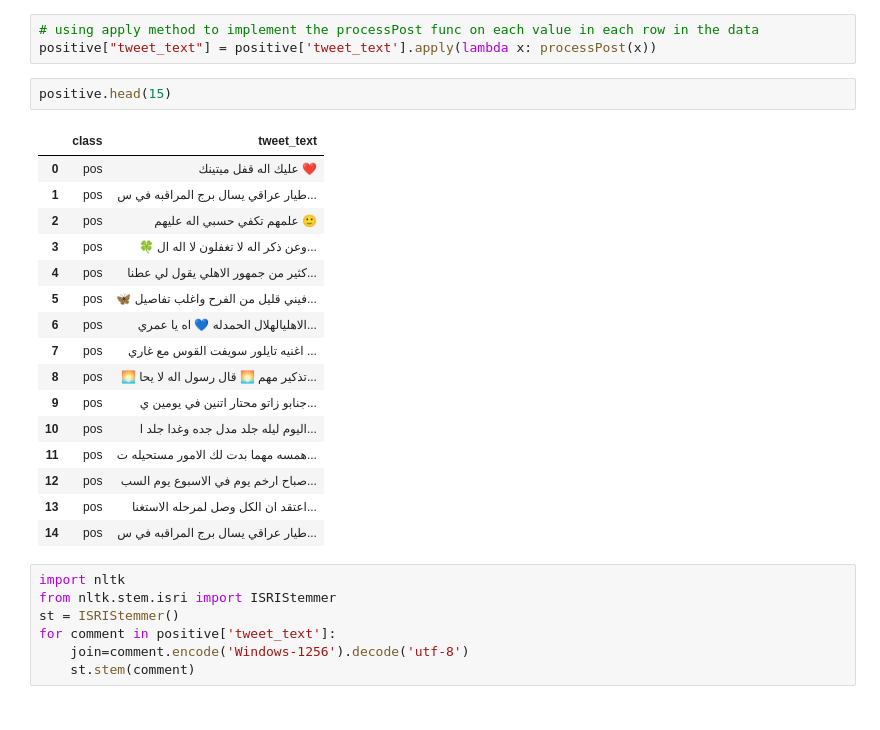
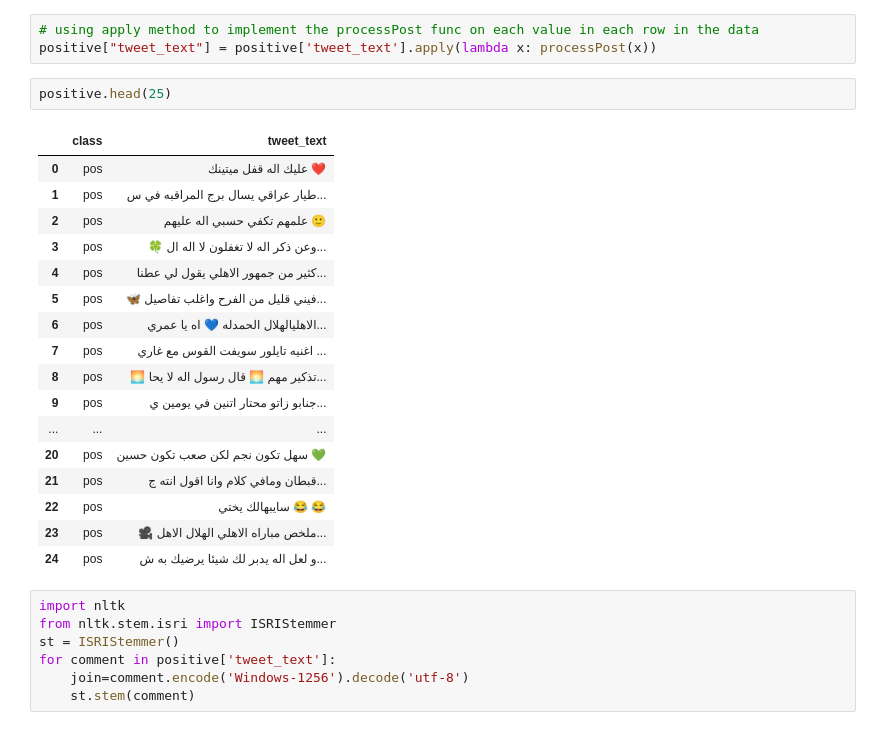
Before and after one commit to marwahfaraj/Arabic-twittes-sentiment-analysis, a Jupyter notebook: capstone2.ipynb, the cells around one changed output. Saved outputs shown, nothing was run; the diff lists cells and outputs as text.

```diff
--- a/capstone2.ipynb
+++ b/capstone2.ipynb
@@ -190,24 +190,25 @@ def processPost(tweet):
 # using apply method to implement the processPost func on each value in each row in the data
 positive["tweet_text"] = positive['tweet_text'].apply(lambda x: processPost(x))
 # %%
-positive.head(15)
+positive.head(25)
 # %% [output]
 |  | class | tweet_text |
 | 0 | pos | عليك اله قفل ميتينك ❤ |
 | 1 | pos | طيار عراقي يسال برج المراقبه في س... |
 | 2 | pos | علمهم تكفي حسبي اله عليهم 🙂 |
 | 3 | pos | 🍀 وعن ذكر اله لا تغفلون لا اله ال... |
 | 4 | pos | كثير من جمهور الاهلي يقول لي عطنا... |
 | 5 | pos | 🦋 فيني قليل من الفرح واغلب تفاصيل... |
 | 6 | pos | الاهليالهلال الحمدله 💙 اه يا عمري... |
 | 7 | pos | اغنيه تايلور سويفت القوس مع غاري ... |
 | 8 | pos | 🌅 تذكير مهم 🌅 قال رسول اله لا يحا... |
 | 9 | pos | جنابو زاتو محتار اتنين في يومين ي... |
-| 10 | pos | اليوم ليله جلد مدل جده وغدا جلد ا... |
-| 11 | pos | همسه مهما بدت لك الامور مستحيله ت... |
-| 12 | pos | صباح ارخم يوم في الاسبوع يوم السب... |
-| 13 | pos | اعتقد ان الكل وصل لمرحله الاستغنا... |
-| 14 | pos | طيار عراقي يسال برج المراقبه في س... |
+| ... | ... | ... |
+| 20 | pos | سهل تكون نجم لكن صعب تكون حسين 💚 |
+| 21 | pos | قبطان ومافي كلام وانا اقول انته ج... |
+| 22 | pos | سايبهالك يختي 😂 😂 |
+| 23 | pos | 🎥 ملخص مباراه الاهلي الهلال الاهل... |
+| 24 | pos | و لعل اله يدبر لك شيئا يرضيك به ش... |
 # %%
 import nltk
 from nltk.stem.isri import ISRIStemmer
```
Also changed, not shown: parts of 80 cells of this notebook, 3 other files.
